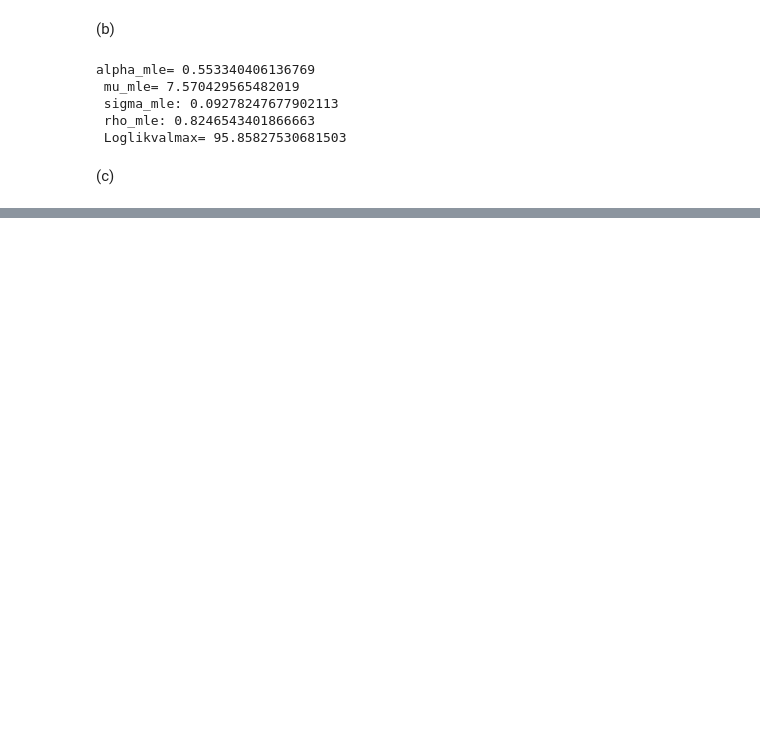
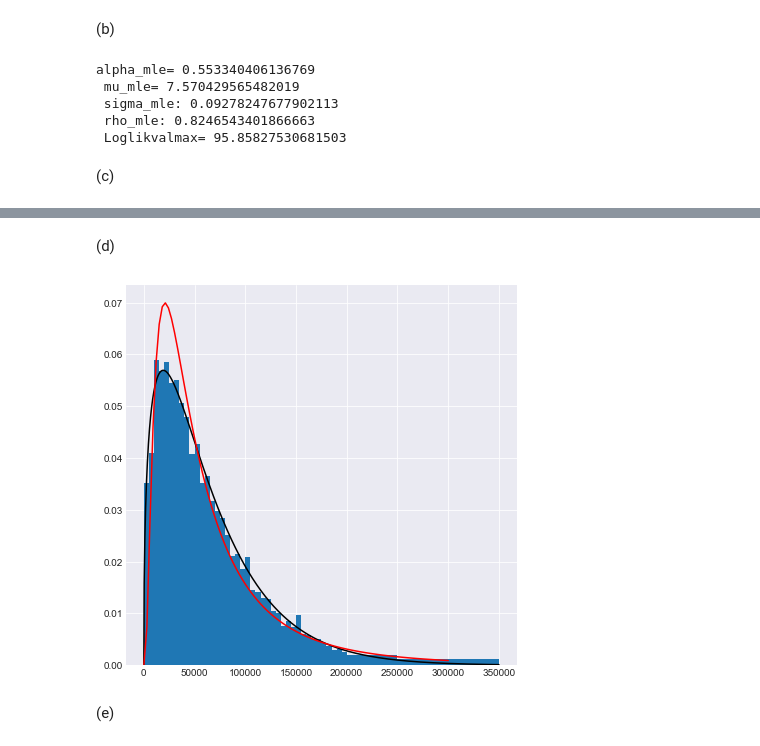
Before and after one commit to TimMunday/BootCamp2018, a Jupyter notebook: ProbSets/Econ/Week5/Structural estimation.ipynb, the cells around one changed output, grey strips where cells are left out. Saved outputs shown, nothing was run; the diff lists cells and outputs as text; code cells hidden in the pictures; blank space fills up the shorter version.

```diff
--- a/ProbSets/Econ/Week5/Structural estimation.ipynb
+++ b/ProbSets/Econ/Week5/Structural estimation.ipynb
@@ -341,0 +559,12 @@ print(cdf, prob) #probability very close to 1
+# %% [markdown]
+(d)
+# %%
+plt.subplots(figsize=(7, 7))
+plt.bar(incdata.mid, bar_perc, width=widths*1000, align='center')
+plt.plot(x, y, 'k-')
+plt.plot(dom_b, 5000*LN_pdf(dom_b, mu_gmm, sigma_gmm), 'r-')
+plt.show()
+# %% [output]
+[figure, added]
+# %% [markdown]
+(e)
```
Also changed, not shown: parts of 26 cells of this notebook.
